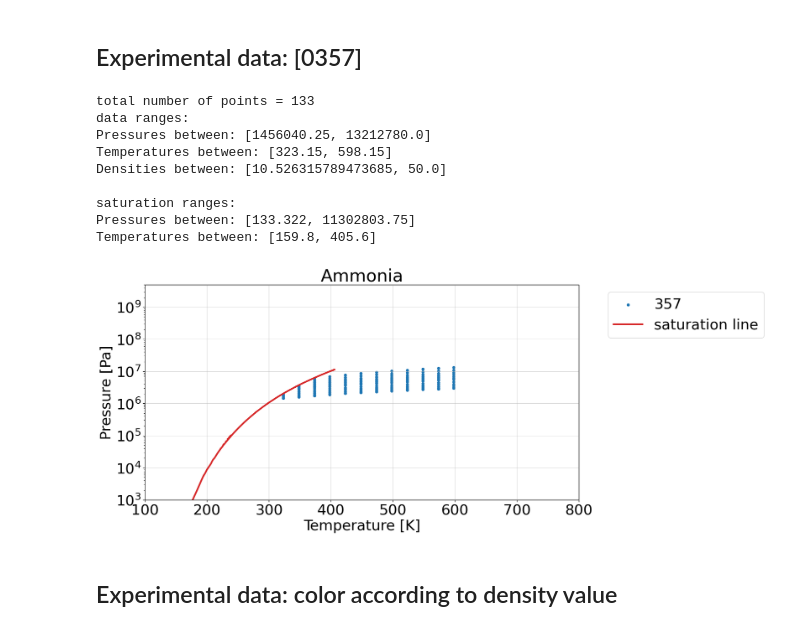
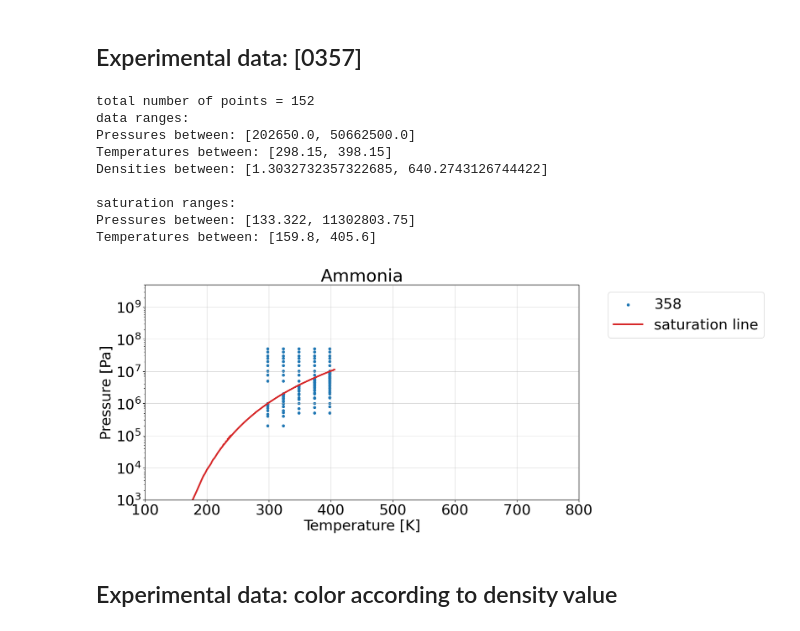
Before and after one commit to CatDN/mordu, a Jupyter notebook: ammonia.ipynb, the cells around one changed output. Saved outputs shown, nothing was run; the diff lists cells and outputs as text; code cells hidden in the pictures.

```diff
--- a/ammonia.ipynb
+++ b/ammonia.ipynb
@@ -98,7 +98,7 @@ plt.rcParams.update({'font.size': 20*1.3})
 plt.rcParams['figure.facecolor'] = "white"
 
 #data
-paper = 357
+paper = 358
 df = pd.read_excel("dataframes/ammonia_density.xlsx")
 df = df[df["Paper"]==paper]
 
@@ -123,38 +123,38 @@ print("")
 
 #the papers
 papers = df["Paper"].unique()
 
 #colors for plot
 cmap = plt.get_cmap("tab20")
 number = len(papers)
 colors = [cmap(i) for i in np.linspace(0, 1, number)]
 
 #plotting
 fig, ax = plt.subplots()
 points = df.loc[df["Paper"]==paper]
 
 pressure = points["P"]
 temperature = points["T"]
 
 ax.scatter(temperature, pressure, s= 20, label =paper)
 
 ax.plot(saturation_temperature, saturation_pressure, color="tab:red", linewidth=3, alpha=1, label="saturation line")
 ax.set(yscale="log", ylabel="Pressure [Pa]", xlabel="Temperature [K]", ylim = (1e3,5e9), xlim = (100, 800), title="Ammonia")
 
 ax.legend(loc="upper left", bbox_to_anchor=(1.05,1))
 ax.grid(alpha=0.5)
 plt.show()
 # %% [output]
-total number of points = 133
+total number of points = 152
 data ranges:
-Pressures between: [1456040.25, 13212780.0]
-Temperatures between: [323.15, 598.15]
-Densities between: [10.526315789473685, 50.0]
+Pressures between: [202650.0, 50662500.0]
+Temperatures between: [298.15, 398.15]
+Densities between: [1.3032732357322685, 640.2743126744422]
 
 saturation ranges:
 Pressures between: [133.322, 11302803.75]
 Temperatures between: [159.8, 405.6]
-[figure, old version]
+[figure, new version]
 # %% [markdown]
 ## Experimental data: color according to density value
 # %%
```
Also changed, not shown: 1 other file.
